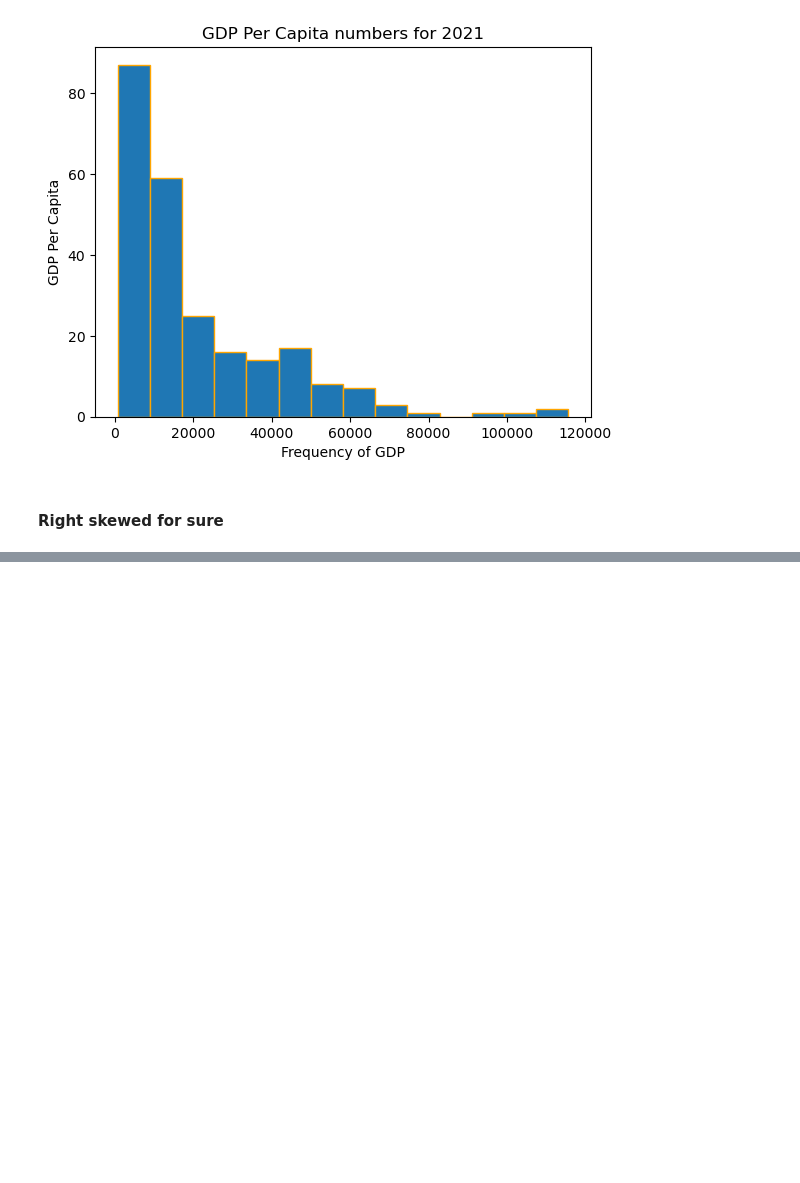
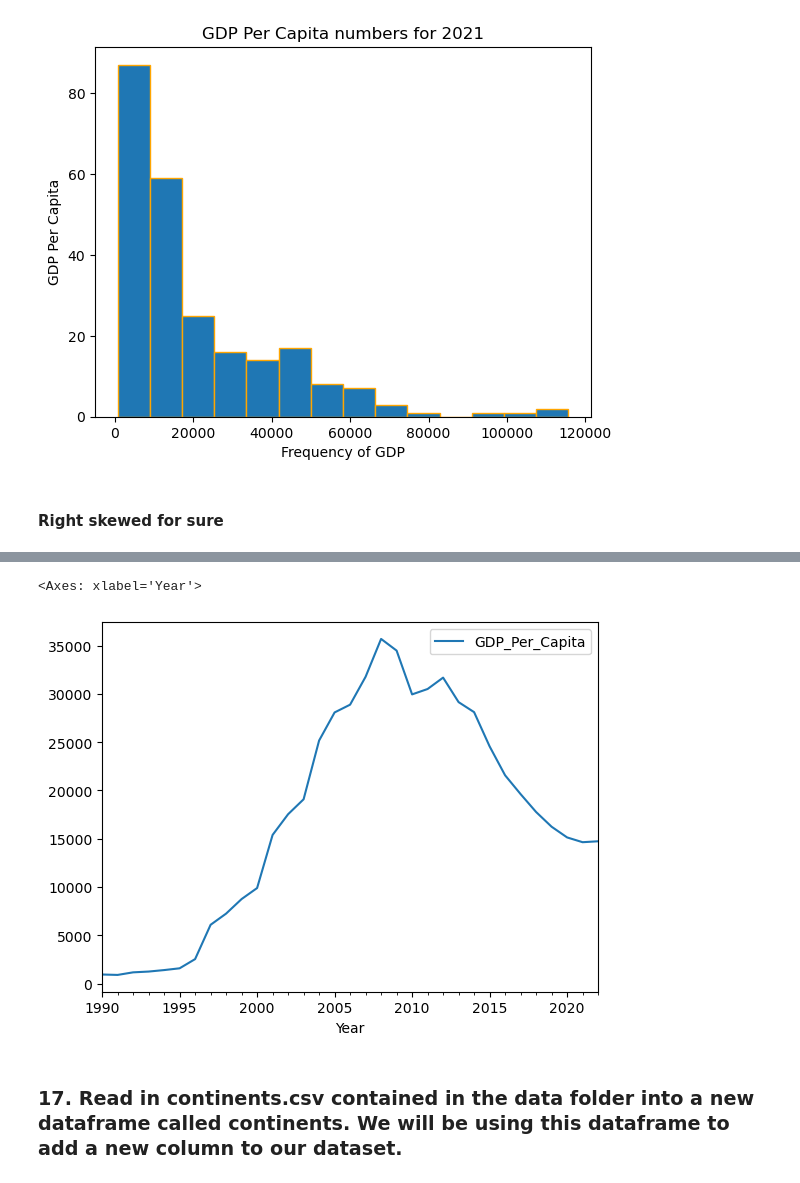
Before and after one commit to nss-data-science-cohort-8/un-exploration-catdgomez, a Jupyter notebook: notebooks/UN_Data_Exploration.ipynb, the cells around one changed output, grey strips where cells are left out. Cells and saved outputs as stored; diff of their text form; code cells hidden in the pictures; blank space fills up the shorter version.

```diff
--- a/notebooks/UN_Data_Exploration.ipynb
+++ b/notebooks/UN_Data_Exploration.ipynb
@@ -328,0 +599,3 @@ plt.title('GDP Per Capita numbers for 2021');
+# %%
+gdp_equatorial_guinea = gdp_df[gdp_df['Country'] == "Equatorial Guinea"]
+gdp_equatorial_guinea
@@ -328,0 +620,10 @@ plt.title('GDP Per Capita numbers for 2021');
+# %%
+gdp_equatorial_guinea.plot(
+    x="Year",
+    y="GDP_Per_Capita"
+                          )
+# %% [output]
+<Axes: xlabel='Year'>
+[figure, added]
+# %% [markdown]
+### 17. Read in continents.csv contained in the data folder into a new dataframe called continents. We will be using this dataframe to add a new column to our dataset.
```
Also changed, not shown: parts of 42 cells of this notebook.
